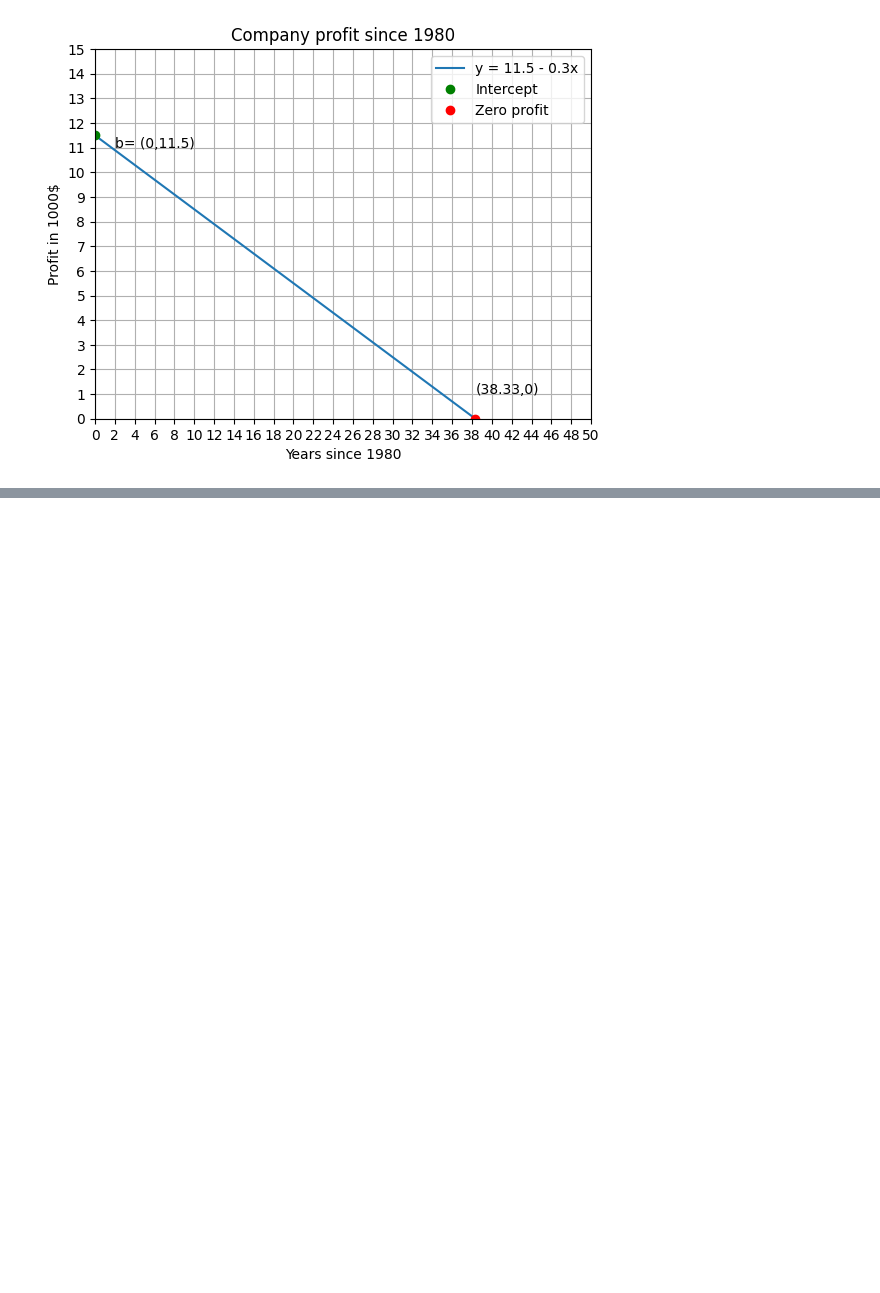
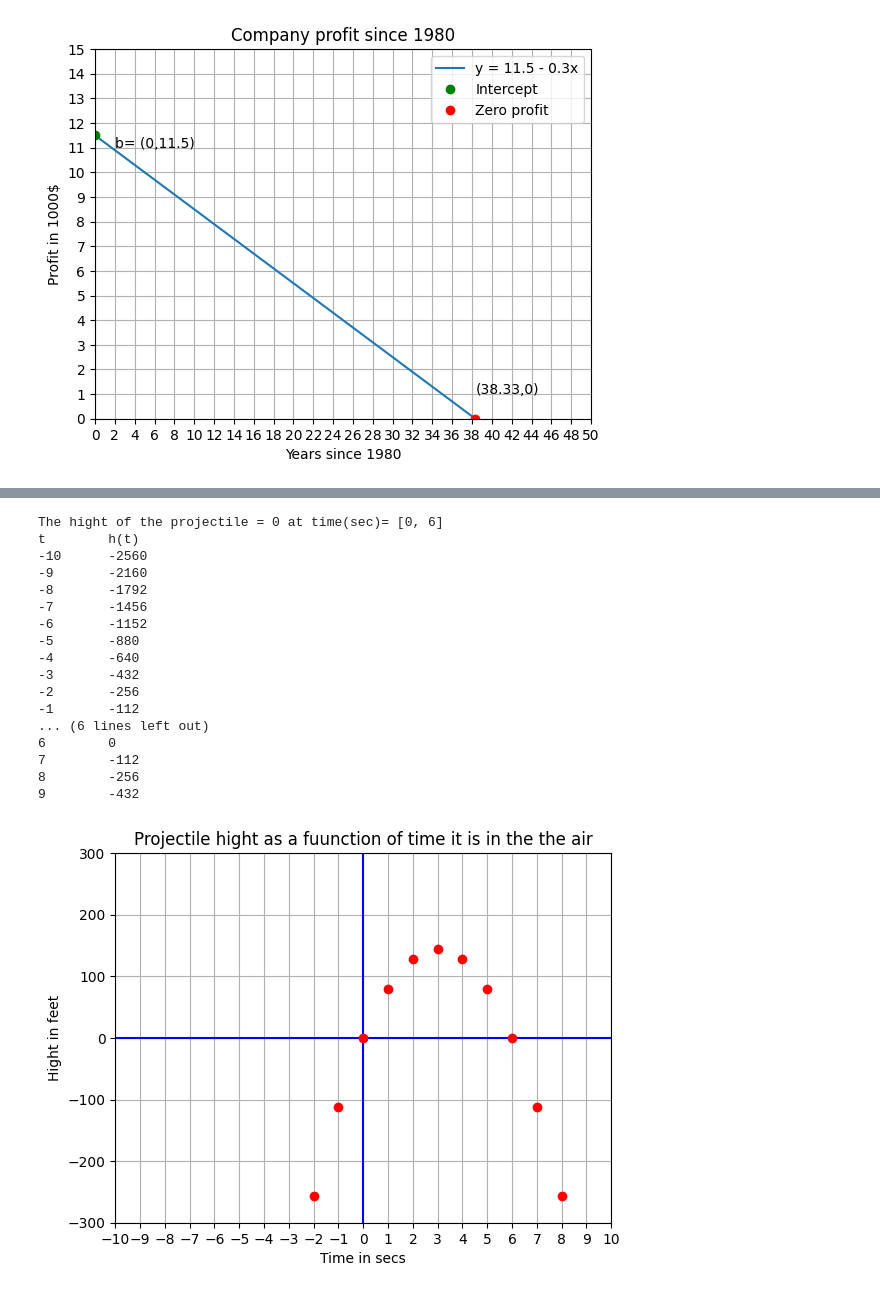
Before and after one commit to alaaseada/Linear_algebra_with_Python, a Jupyter notebook: Week_5.ipynb, the cells around one changed output, grey strips where cells are left out. Drawn from its saved outputs; the diff is of its cells as text; code cells hidden in the pictures; blank space fills up the shorter version.

```diff
--- a/Week_5.ipynb
+++ b/Week_5.ipynb
@@ -109,0 +154,48 @@ Profit was expected to reach 0 in ~ 2018
+# %%
+import numpy as np
+import matplotlib.pyplot as plt
+from sympy import symbols
+from sympy.solvers import solve
+
+t = symbols('t')
+eq =  (-16 * (t ** 2)) + (96 * t)
+solutions = solve(eq, t)
+print(f'The hight of the projectile = 0 at time(sec)= {solutions}')
+
+fig, ax = plt.subplots()
+x_min, x_max, y_min, y_max = -10, 10, -300, 300
+plt.axis([x_min, x_max, y_min, y_max])
+plt.plot([0,0], [y_min, y_max], 'b')
+plt.plot([x_min, x_max], [0,0], 'b')
+ax.set_xticks(np.arange(-10, 11, 1))
+ax.set_title('Projectile hight as a fuunction of time it is in the the air')
+ax.set_xlabel('Time in secs')
+ax.set_ylabel('Hight in feet')
+
+print(f't \t h(t)')
+for t in range(-10,10):
+  solution = (-16 * (t ** 2)) + (96 * t)
+  print(f'{t} \t {solution}')
+  plt.plot([t], [solution], 'ro')
+
+ax.grid(True)
+plt.show()
+# %% [output]
+The hight of the projectile = 0 at time(sec)= [0, 6]
+t        h(t)
+-10      -2560
+-9       -2160
+-8       -1792
+-7       -1456
+-6       -1152
+-5       -880
+-4       -640
+-3       -432
+-2       -256
+-1       -112
+... (6 lines left out)
+6        0
+7        -112
+8        -256
+9        -432
+[figure, added]
```
Also changed, not shown: parts of 1 cell of this notebook.
